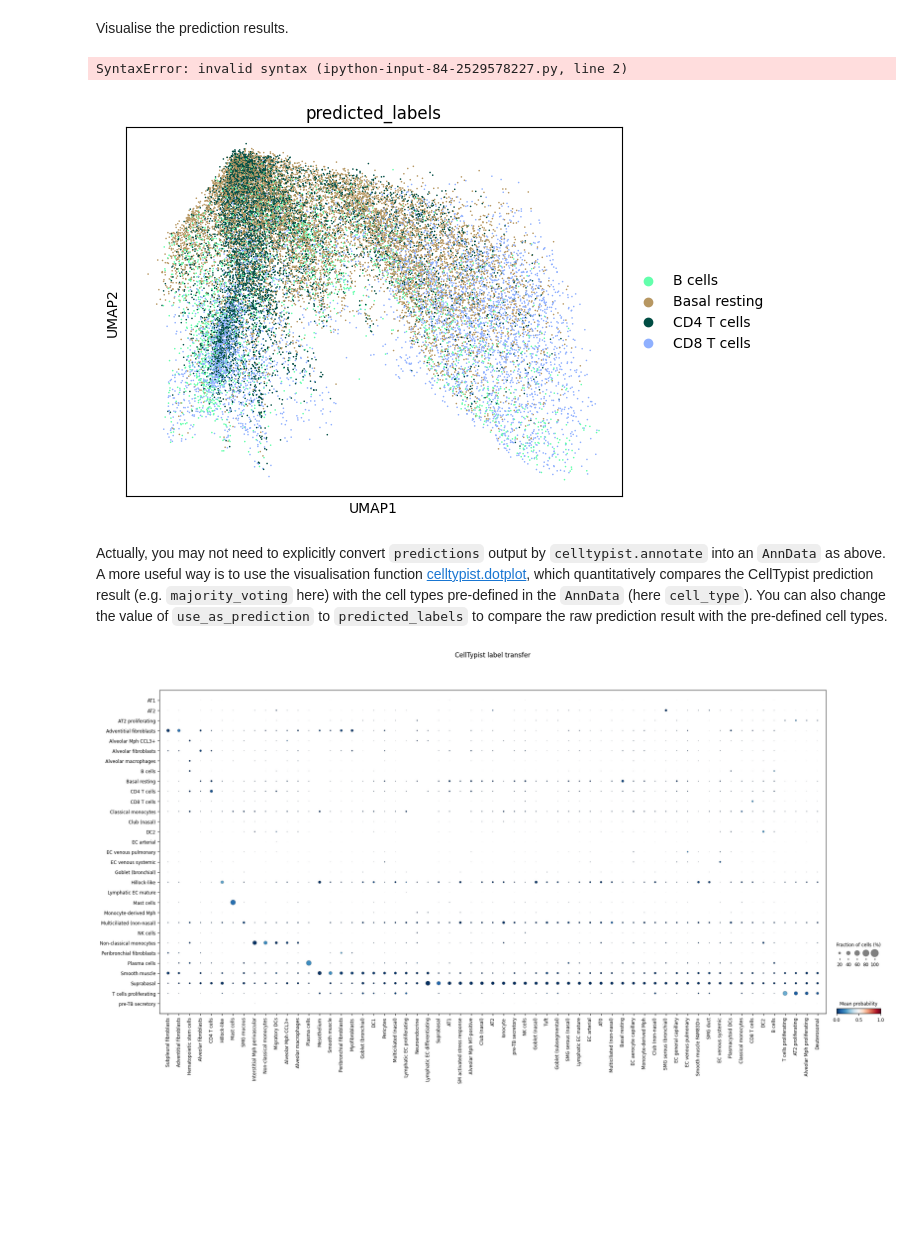
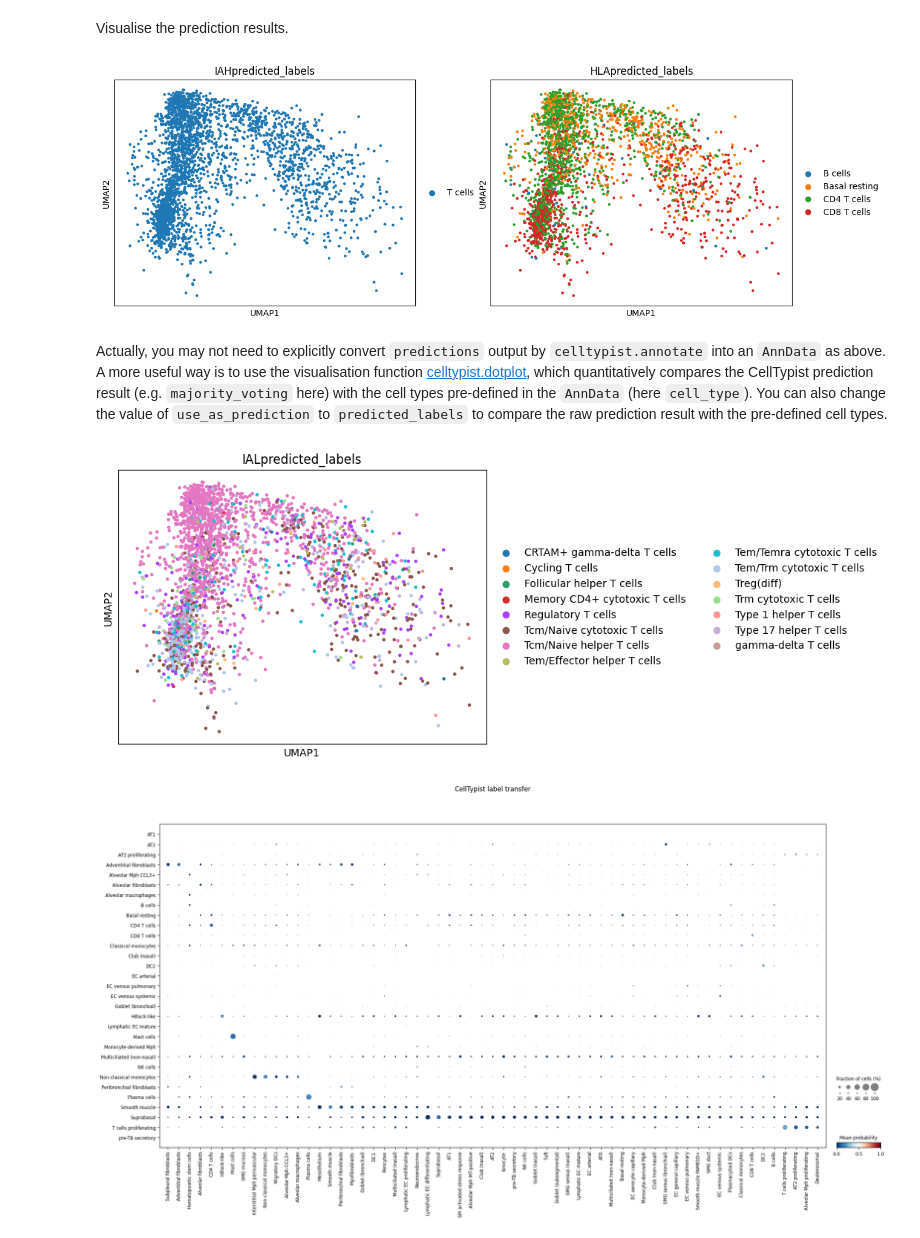
Before and after one commit to AncientG7eek/Training-tasks, a Jupyter notebook: docs/notebook/celltypist_tutorial.ipynb, the cells around one changed output. Saved outputs shown, nothing was run; the diff lists cells and outputs as text; code cells hidden in the pictures; blank space fills up the shorter version.

```diff
--- a/docs/notebook/celltypist_tutorial.ipynb
+++ b/docs/notebook/celltypist_tutorial.ipynb
@@ -197,2 +189,24 @@ Compared to `adata_2000`, the new `adata` has additional prediction information
 # %%
-adata.obs
+
+# Define your models and their acronyms for labeling
+models = {
+    "Immune_All_Low.pkl": "IAL",
+    "Immune_All_High.pkl": "IAH",
+    "Human_Lung_Atlas.pkl": "HLA"
+}
+
+# Loop through each model and annotate
+for model_file, prefix in models.items():
+    # Step 1: Annotate with the model
+    preds = celltypist.annotate(
+        adata_2000,
+        model=model_file,
+        majority_voting=False
+    )
+
+    # Step 2: Add only predicted labels to .obs with custom name
+    adata = preds.to_adata(
+        adata_2000,
+        prefix=prefix,
+        insert_conf=False
+    )
@@ -230,13 +240,11 @@ AnnData object with n_obs × n_vars = 241008 × 960
 # %% [markdown]
 Visualise the prediction results.
 # %%
-subset = adata[adata.obs["majority_voting"].isin(['Type 1 helper T cells',
+subset = adata[adata.obs["IALpredicted_labels"].isin(['Type 1 helper T cells',
        'Type 17 helper T cells', 'gamma-delta T cells', 'Trm cytotoxic T cells','Treg(diff)','Tcm/Naive helper T cells',
        'Tem/Effector helper T cells', 'Tem/Effector helper T cells PD1+',
        'Tem/Temra cytotoxic T cells', 'Tem/Trm cytotoxic T cells','Tcm/Naive cytotoxic T cells','Regulatory T cells','Memory CD4+ cytotoxic T cells','Follicular helper T cells','Cycling gamma-delta T cells','Cycling T cells','CRTAM+ gamma-delta T cells'])]
 # %%
-subset = adata[x.isin(['B cells',
-       'Basal resting', 'CD4 T cells', 'CD8 T cells']) for x in [adata.obs["predicted_labels"],adata.obs["majority_voting"]]]
+subset = subset[subset.obs["HLApredicted_labels"].isin(['B cells',
+       'Basal resting', 'CD4 T cells', 'CD8 T cells'])]
-# %% [output]
-SyntaxError: invalid syntax (ipython-input-84-2529578227.py, line 2)
 # %%
@@ -244,13 +252,15 @@ adata.write("Cosmx_anndata_typed.h5ad")
 # %%
-for key in ['predicted_labels_colors', 'majority_voting_colors']:
-    if key in adata.uns:
-        del adata.uns[key]
+subset = subset[subset.obs["IAHpredicted_labels"].isin(['T cells'])]
 # %%
-sc.pl.umap(subset, color = ['predicted_labels'], legend_loc = 'right margin')
+sc.pl.umap(subset, color = ['IAHpredicted_labels','HLApredicted_labels'], legend_loc = 'right margin')
 # %% [output]
-[figure, old version]
+[figure, new version]
 # %% [markdown]
 Actually, you may not need to explicitly convert `predictions` output by `celltypist.annotate` into an `AnnData` as above. A more useful way is to use the visualisation function [celltypist.dotplot](https://celltypist.readthedocs.io/en/latest/celltypist.dotplot.html), which quantitatively compares the CellTypist prediction result (e.g. `majority_voting` here) with the cell types pre-defined in the `AnnData` (here `cell_type`). You can also change the value of `use_as_prediction` to `predicted_labels` to compare the raw prediction result with the pre-defined cell types.
+# %%
+sc.pl.umap(subset, color = ['IALpredicted_labels'], legend_loc = 'right margin')
+# %% [output]
+[figure, added]
 # %%
 celltypist.dotplot(predictions, use_as_reference = 'predicted_labels', use_as_prediction = 'majority_voting')
 # %% [output]
```
Also changed, not shown: parts of 9 cells of this notebook.
